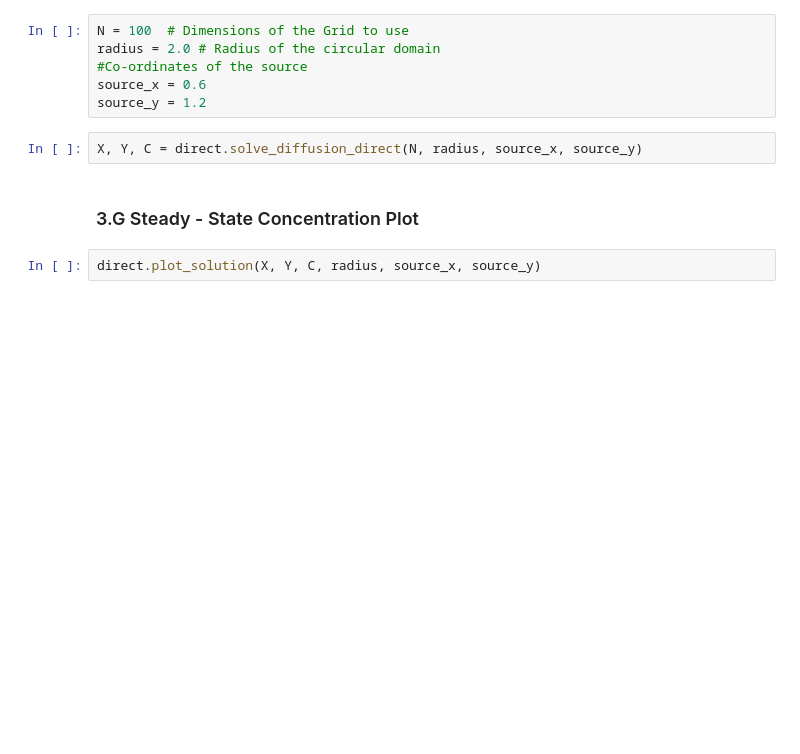
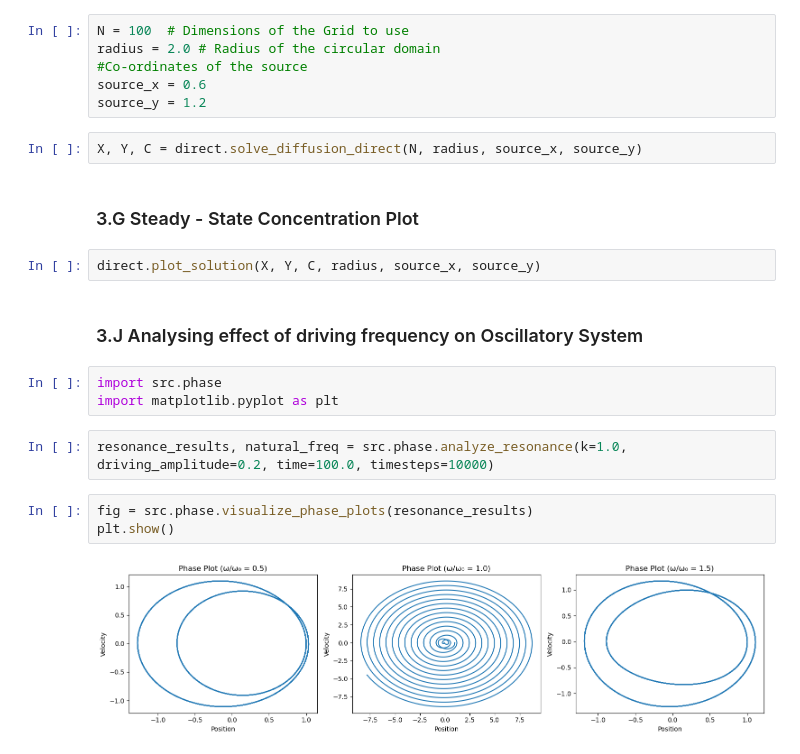
Before and after one commit to fredmloth/ScientificComputingGroup8_A3, a Jupyter notebook: eigenmodes.ipynb, the cells around one changed output. Cells and saved outputs as stored; diff of their text form; blank space fills up the shorter version.

```diff
--- a/eigenmodes.ipynb
+++ b/eigenmodes.ipynb
@@ -358,3 +358,15 @@ X, Y, C = direct.solve_diffusion_direct(N, radius, source_x, source_y)
 ### 3.G Steady - State Concentration Plot
 # %%
 direct.plot_solution(X, Y, C, radius, source_x, source_y)
+# %% [markdown]
+### 3.J Analysing effect of driving frequency on Oscillatory System
+# %%
+import src.phase
+import matplotlib.pyplot as plt
+# %%
+resonance_results, natural_freq = src.phase.analyze_resonance(k=1.0, driving_amplitude=0.2, time=100.0, timesteps=10000)
+# %%
+fig = src.phase.visualize_phase_plots(resonance_results)
+plt.show()
+# %% [output]
+[figure, added]
```
Also changed, not shown: parts of 1 cell of this notebook.
